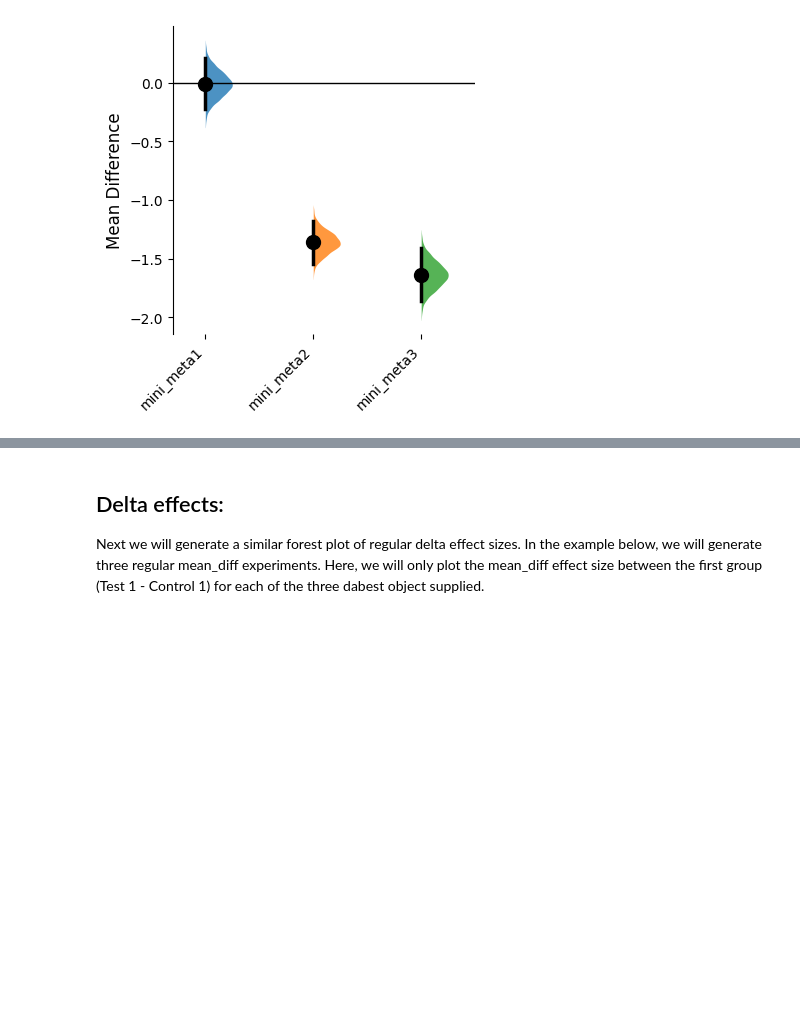
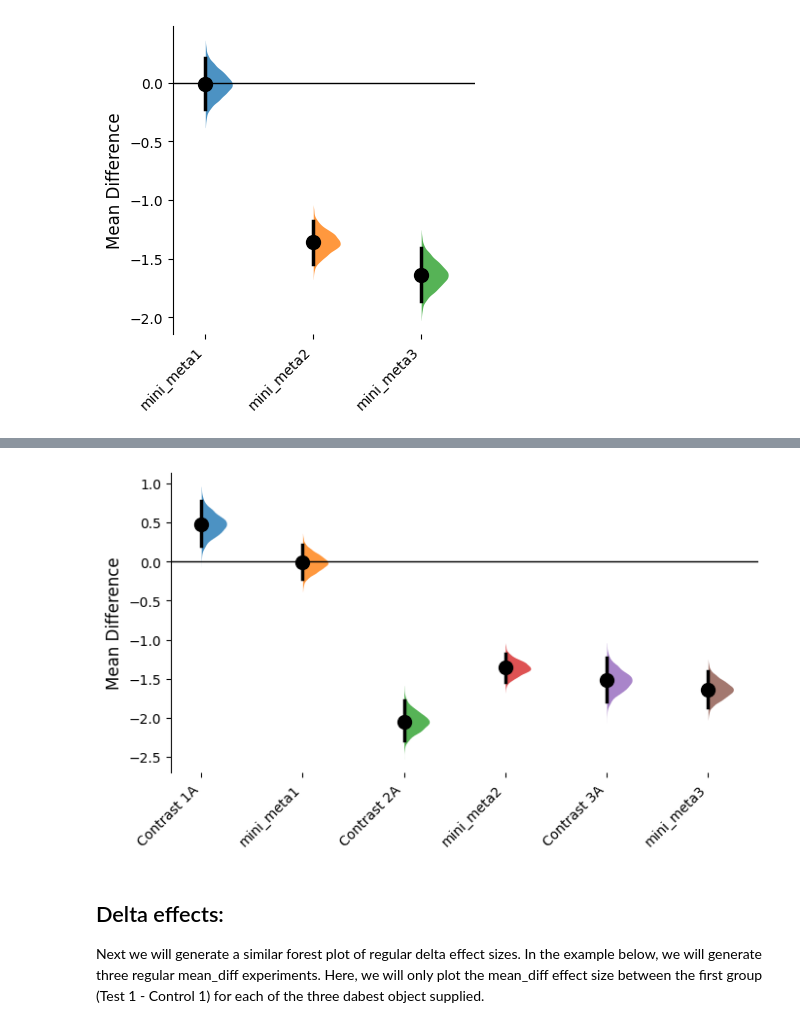
Before and after one commit to ACCLAB/DABEST-python, a Jupyter notebook: nbs/tutorials/07-forest_plot.ipynb, the cells around one changed output, grey strips where cells are left out. Cells and saved outputs as stored; diff of their text form; code cells hidden in the pictures; blank space fills up the shorter version.

```diff
--- a/nbs/tutorials/07-forest_plot.ipynb
+++ b/nbs/tutorials/07-forest_plot.ipynb
@@ -282,3 +290,11 @@ f_forest_minimeta = forest_plot(
+# %%
+f_forest_minimeta = forest_plot(
+                        data = contrasts_mini_meta,
+                        idx = [[0, 3],[0, 3], [0, 3]],
+                        labels=['Contrast 1A', 'mini_meta1', 'Contrast 2A', 'mini_meta2', 'Contrast 3A', 'mini_meta3']
+);
+# %% [output]
+[figure, added]
 # %% [markdown]
 ## Delta effects:
 Next we will generate a similar forest plot of regular delta effect sizes. In the example below, we will generate three regular mean_diff experiments. Here, we will only plot the mean_diff effect size between the first group (Test 1 - Control 1) for each of the three dabest object supplied.
```
Also changed, not shown: parts of 3 cells of this notebook, 4 other files.
